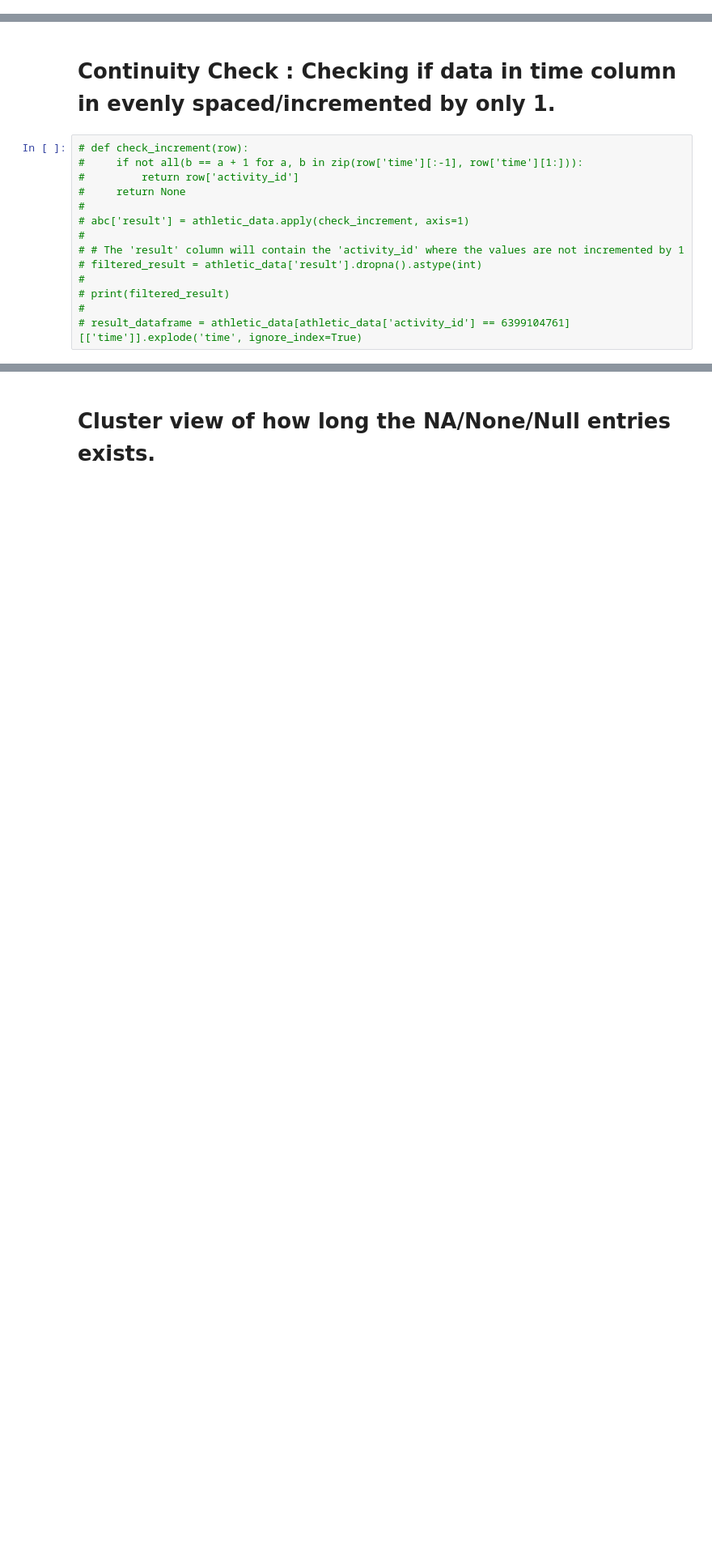
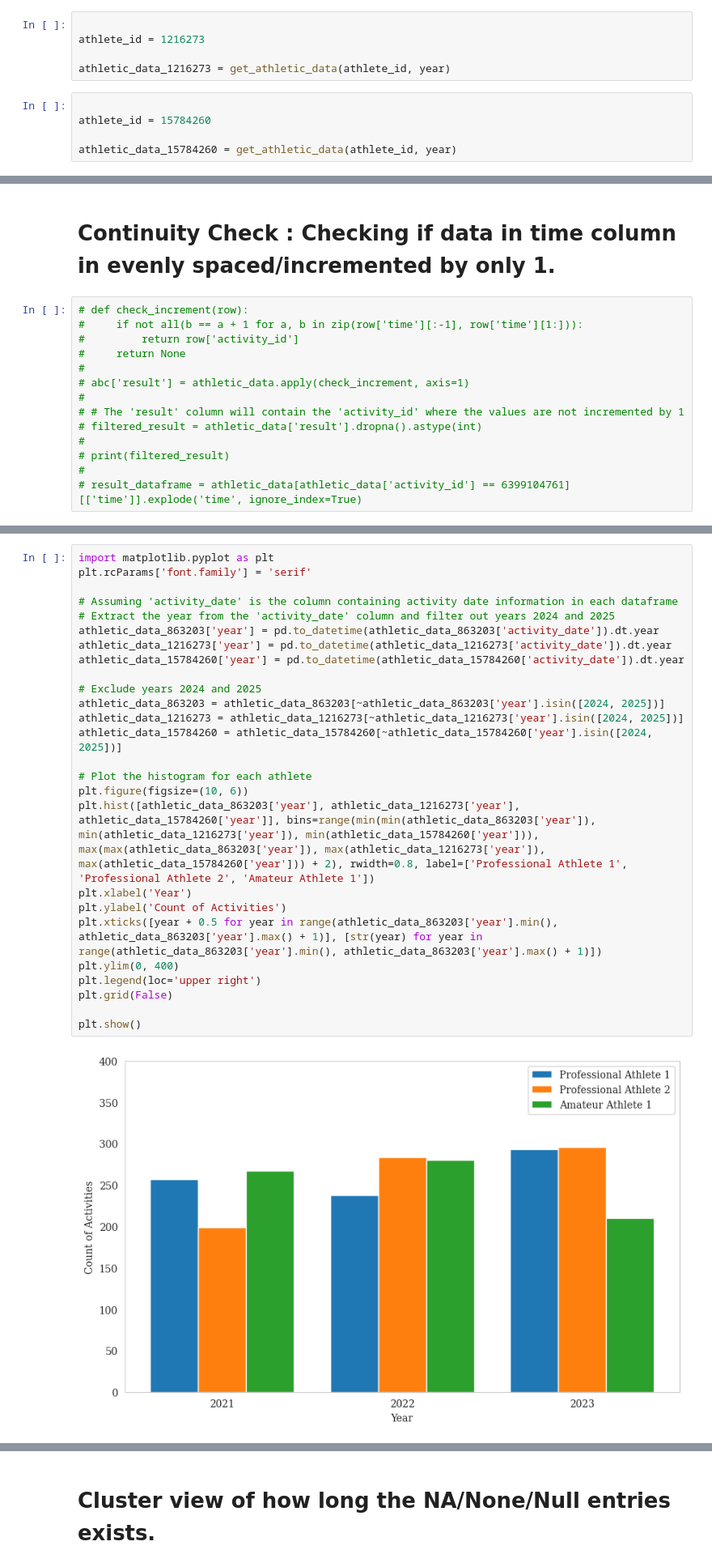
Before and after one commit to lalitpo/hr-power-analysis, a Jupyter notebook: src/services/dataPreProcessing/PreProcessing.ipynb, the cells around one changed output, grey strips where cells are left out. Shown at 81% size. Cells and saved outputs as stored; diff of their text form; blank space fills up the shorter version.

```diff
--- a/src/services/dataPreProcessing/PreProcessing.ipynb
+++ b/src/services/dataPreProcessing/PreProcessing.ipynb
@@ -32,3 +37,13 @@ athletic_data_db = get_athletic_data(athlete_id, year)
+# %%
+
+athlete_id = 1216273
+
+athletic_data_1216273 = get_athletic_data(athlete_id, year)
+# %%
+
+athlete_id = 15784260
+
+athletic_data_15784260 = get_athletic_data(athlete_id, year)
 # %% [markdown]
 
 # DATA PROFILING : Removing irrelevant columns not required for analysis.
@@ -94,0 +147,28 @@ for i, val in enumerate(params):
+# %%
+import matplotlib.pyplot as plt
+plt.rcParams['font.family'] = 'serif'
+
+# Assuming 'activity_date' is the column containing activity date information in each dataframe
+# Extract the year from the 'activity_date' column and filter out years 2024 and 2025
+athletic_data_863203['year'] = pd.to_datetime(athletic_data_863203['activity_date']).dt.year
+athletic_data_1216273['year'] = pd.to_datetime(athletic_data_1216273['activity_date']).dt.year
+athletic_data_15784260['year'] = pd.to_datetime(athletic_data_15784260['activity_date']).dt.year
+
+# Exclude years 2024 and 2025
+athletic_data_863203 = athletic_data_863203[~athletic_data_863203['year'].isin([2024, 2025])]
+athletic_data_1216273 = athletic_data_1216273[~athletic_data_1216273['year'].isin([2024, 2025])]
+athletic_data_15784260 = athletic_data_15784260[~athletic_data_15784260['year'].isin([2024, 2025])]
+
+# Plot the histogram for each athlete
+plt.figure(figsize=(10, 6))
+plt.hist([athletic_data_863203['year'], athletic_data_1216273['year'], athletic_data_15784260['year']], bins=range(min(min(athletic_data_863203['year']), min(athletic_data_1216273['year']), min(athletic_data_15784260['year'])), max(max(athletic_data_863203['year']), max(athletic_data_1216273['year']), max(athletic_data_15784260['year'])) + 2), rwidth=0.8, label=['Professional Athlete 1', 'Professional Athlete 2', 'Amateur Athlete 1'])
+plt.xlabel('Year')
+plt.ylabel('Count of Activities')
+plt.xticks([year + 0.5 for year in range(athletic_data_863203['year'].min(), athletic_data_863203['year'].max() + 1)], [str(year) for year in range(athletic_data_863203['year'].min(), athletic_data_863203['year'].max() + 1)])
+plt.ylim(0, 400)
+plt.legend(loc='upper right')
+plt.grid(False)
+
+plt.show()
+# %% [output]
+[figure, added]
```
Also changed, not shown: parts of 15 cells of this notebook, 6 other files.
